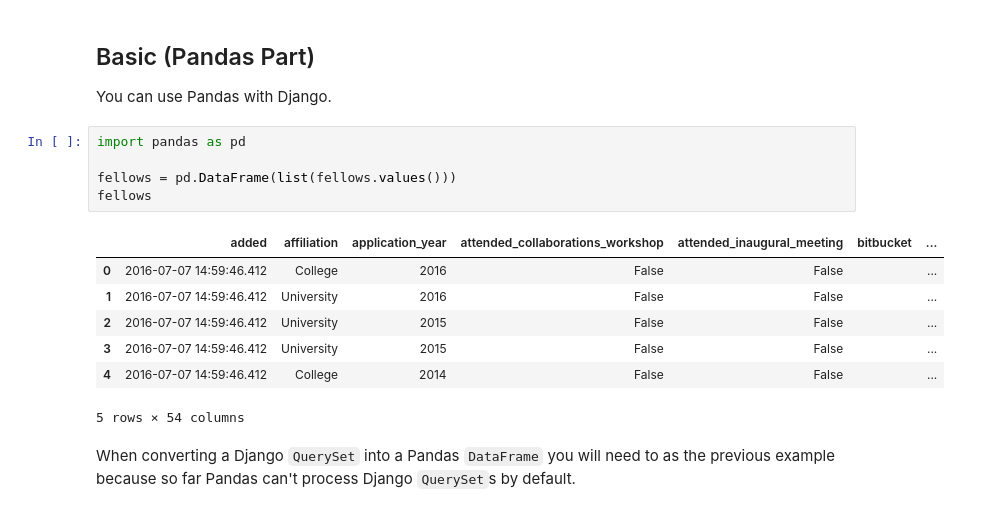
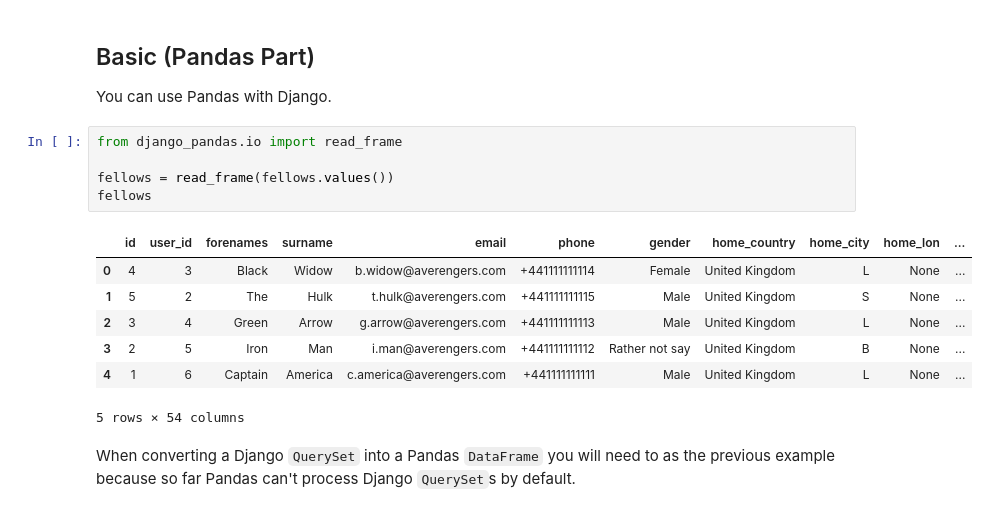
Before and after one commit to softwaresaved/lowfat, a Jupyter notebook: data-analyse.ipynb, the cells around one changed output. Drawn from its saved outputs; the diff is of its cells as text.

Commit message:
Add django-pandas as dependency

```diff
--- a/data-analyse.ipynb
+++ b/data-analyse.ipynb
@@ -38,18 +38,18 @@ Remember that the `Claimant` table can have entries that aren't fellows and beca
 ## Basic (Pandas Part)
 
 You can use Pandas with Django.
-# %%
-import pandas as pd
-
-fellows = pd.DataFrame(list(fellows.values()))
-fellows
-# %% [output]
-|  | added | affiliation | application_year | attended_collaborations_workshop | attended_inaugural_meeting | bitbucket | ... |
-| 0 | 2016-07-07 14:59:46.412 | College | 2016 | False | False |  | ... |
-| 1 | 2016-07-07 14:59:46.412 | University | 2016 | False | False |  | ... |
-| 2 | 2016-07-07 14:59:46.412 | University | 2015 | False | False |  | ... |
-| 3 | 2016-07-07 14:59:46.412 | University | 2015 | False | False |  | ... |
-| 4 | 2016-07-07 14:59:46.412 | College | 2014 | False | False |  | ... |
-5 rows × 54 columns
+# %%
+from django_pandas.io import read_frame
+
+fellows = read_frame(fellows.values())
+fellows
+# %% [output]
+|  | id | user_id | forenames | surname | email | phone | gender | home_country | home_city | home_lon | ... |
+| 0 | 4 | 3 | Black | Widow | b.widow@averengers.com | +441111111114 | Female | United Kingdom | L | None | ... |
+| 1 | 5 | 2 | The | Hulk | t.hulk@averengers.com | +441111111115 | Male | United Kingdom | S | None | ... |
+| 2 | 3 | 4 | Green | Arrow | g.arrow@averengers.com | +441111111113 | Male | United Kingdom | L | None | ... |
+| 3 | 2 | 5 | Iron | Man | i.man@averengers.com | +441111111112 | Rather not say | United Kingdom | B | None | ... |
+| 4 | 1 | 6 | Captain | America | c.america@averengers.com | +441111111111 | Male | United Kingdom | L | None | ... |
+5 rows × 54 columns
 # %% [markdown]
 When converting a Django `QuerySet` into a Pandas `DataFrame` you will need to as the previous example because so far Pandas can't process Django `QuerySet`s by default.
```
Also changed, not shown: parts of 5 cells of this notebook, 1 other file.
